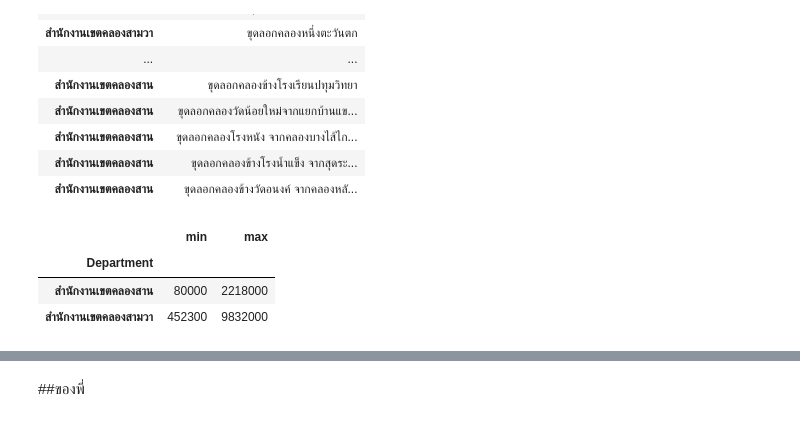
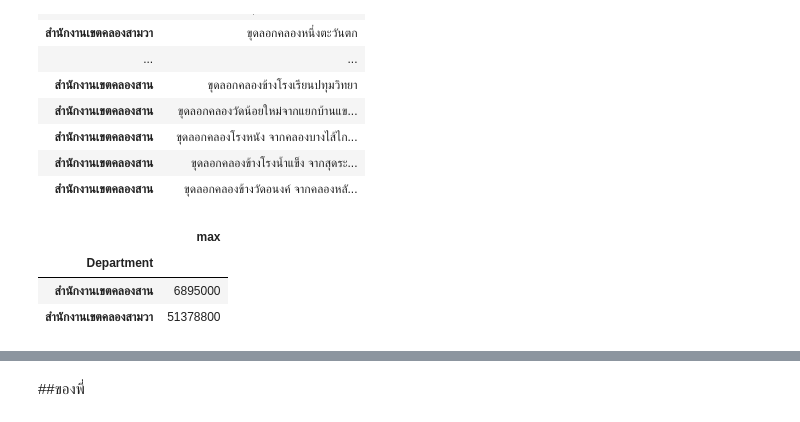
Before and after one commit to kwansawanth/python_dataviz2023, a Jupyter notebook: Pandas101.ipynb, the cells around one changed output, grey strips where cells are left out. Cells and saved outputs as stored; diff of their text form; code cells hidden in the pictures.

```diff
--- a/Pandas101.ipynb
+++ b/Pandas101.ipynb
@@ -1021,12 +1007,13 @@ result2
 | สำนักงานเขตคลองสาน | ขุดลอกคลองข้างโรงน้ำแข็ง จากสุดระ... |
 | สำนักงานเขตคลองสาน | ขุดลอกคลองข้างวัดอนงค์ จากคลองหลั... |
 # %%
-##ข้อ3
+##ข้อ3df3
 df3 = pd.DataFrame(data1)
-result3 = df3.groupby('Department')['Approved_buget'].aggregate(['min','max'])
-result3[0:3][1:3]
+result3 = df3.groupby('Department')['Approved_buget'].aggregate(['sum'])
+re3=result3.groupby('Department')['sum'].aggregate(['max'])
+re3[0:3][1:3]
 # %% [output]
-|  | min | max |
-| Department |  |  |
-| สำนักงานเขตคลองสาน | 80000 | 2218000 |
-| สำนักงานเขตคลองสามวา | 452300 | 9832000 |
+|  | max |
+| Department |  |
+| สำนักงานเขตคลองสาน | 6895000 |
+| สำนักงานเขตคลองสามวา | 51378800 |
```
Also changed, not shown: parts of 5 cells of this notebook.
